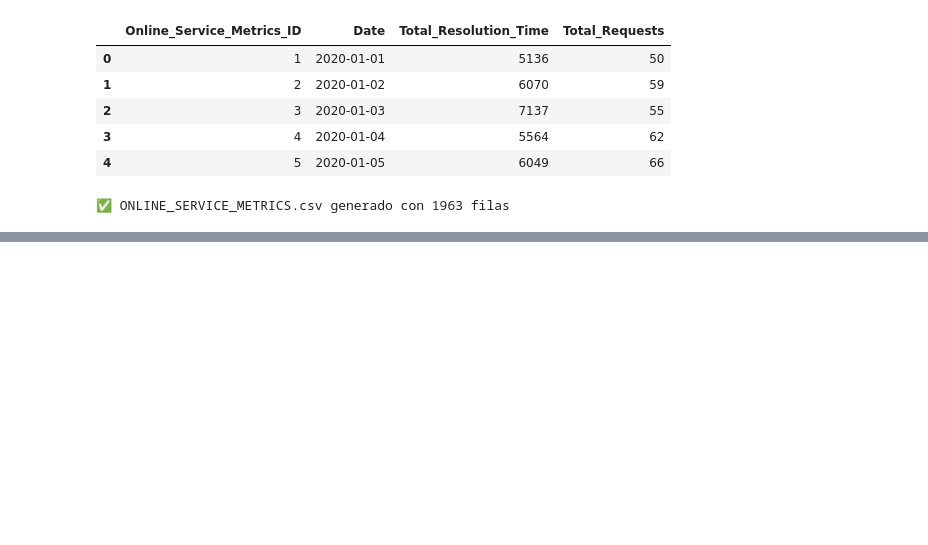
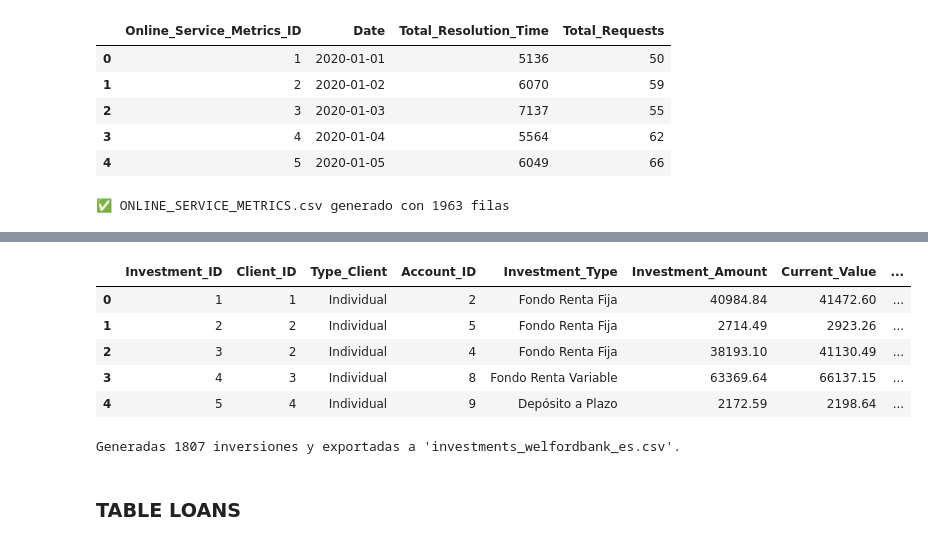
Before and after one commit to FGaliano-23/WELFORD-BANK, a Jupyter notebook: DataEngineer/GenerateData/Tables.ipynb, the cells around one changed output, grey strips where cells are left out. Drawn from its saved outputs; the diff is of its cells as text; code cells hidden in the pictures; blank space fills up the shorter version.

```diff
--- a/DataEngineer/GenerateData/Tables.ipynb
+++ b/DataEngineer/GenerateData/Tables.ipynb
@@ -965,0 +1033,38 @@ print("✅ ONLINE_SERVICE_METRICS.csv generado con",
+# %%
+# 3. Simulamos cuentas por cliente para la FK Account_ID
+#    Suponemos que cada cliente tiene entre 1 y 3 cuentas
+account_counter = 1
+accounts_by_client: dict[int, list[int]] = {}
+for cid in client_ids:
+    n_acc = random.randint(1, 3)
+    # Creamos ids consecutivos para las cuentas de este cliente
+    accounts_by_client[cid] = list(range(account_counter, account_counter + n_acc))
+    account_counter += n_acc
+# %%
+# 4. Definimos los productos de inversión con sus parámetros
+INVESTMENT_PRODUCTS = [
+    {
+        'Investment_Type': 'Fondo Renta Fija',
+        'Min_Amount': 1_000,
+        'Max_Amount': 50_000,
+        'Rate_ANNUAL': 2.5,
+        'Term_Months': 36,
+        'Risk_Level': 'Baja'
+    },
+    {
+        'Investment_Type': 'Fondo Renta Variable',
+        'Min_Amount': 5_000,
+        'Max_Amount': 100_000,
+        'Rate_ANNUAL': 5.0,
+        'Term_Months': 60,
+        'Risk_Level': 'Media'
+    },
+    {
+        'Investment_Type': 'Depósito a Plazo',
+        'Min_Amount': 500,
+        'Max_Amount': 20_000,
+        'Rate_ANNUAL': 1.2,
+        'Term_Months': 12,
+        'Risk_Level': 'Baja'
+    }
+]
@@ -965,0 +1139,18 @@ print("✅ ONLINE_SERVICE_METRICS.csv generado con",
+# %%
+# 6. Volcamos a DataFrame y guardamos a CSV
+df_investments = pd.DataFrame(rows)
+df_investments.head()
+# %% [output]
+|  | Investment_ID | Client_ID | Type_Client | Account_ID | Investment_Type | Investment_Amount | Current_Value | ... |
+| 0 | 1 | 1 | Individual | 2 | Fondo Renta Fija | 40984.84 | 41472.60 | ... |
+| 1 | 2 | 2 | Individual | 5 | Fondo Renta Fija | 2714.49 | 2923.26 | ... |
+| 2 | 3 | 2 | Individual | 4 | Fondo Renta Fija | 38193.10 | 41130.49 | ... |
+| 3 | 4 | 3 | Individual | 8 | Fondo Renta Variable | 63369.64 | 66137.15 | ... |
+| 4 | 5 | 4 | Individual | 9 | Depósito a Plazo | 2172.59 | 2198.64 | ... |
+# %%
+df_investments.to_csv('investments_welfordbank_es.csv', index=False)
+print(f"Generadas {len(df_investments)} inversiones y exportadas a 'investments_welfordbank_es.csv'.")
+# %% [output]
+Generadas 1807 inversiones y exportadas a 'investments_welfordbank_es.csv'.
+# %% [markdown]
+### TABLE LOANS
```
Also changed, not shown: parts of 31 cells of this notebook.
